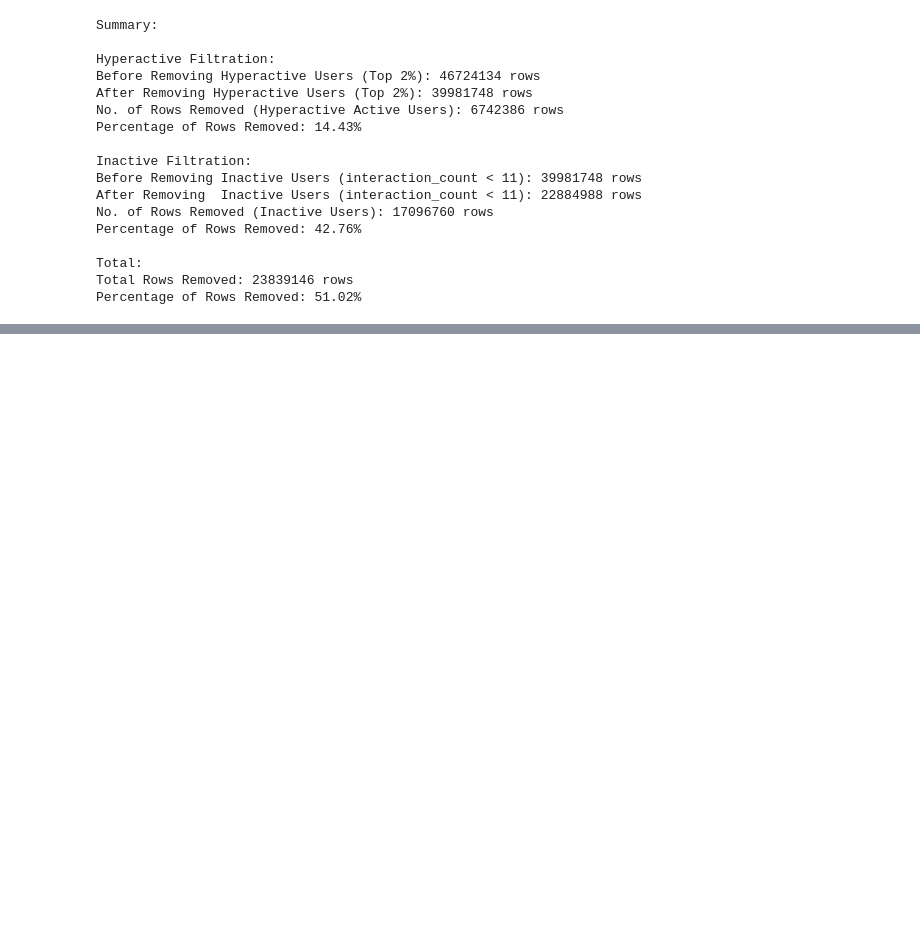
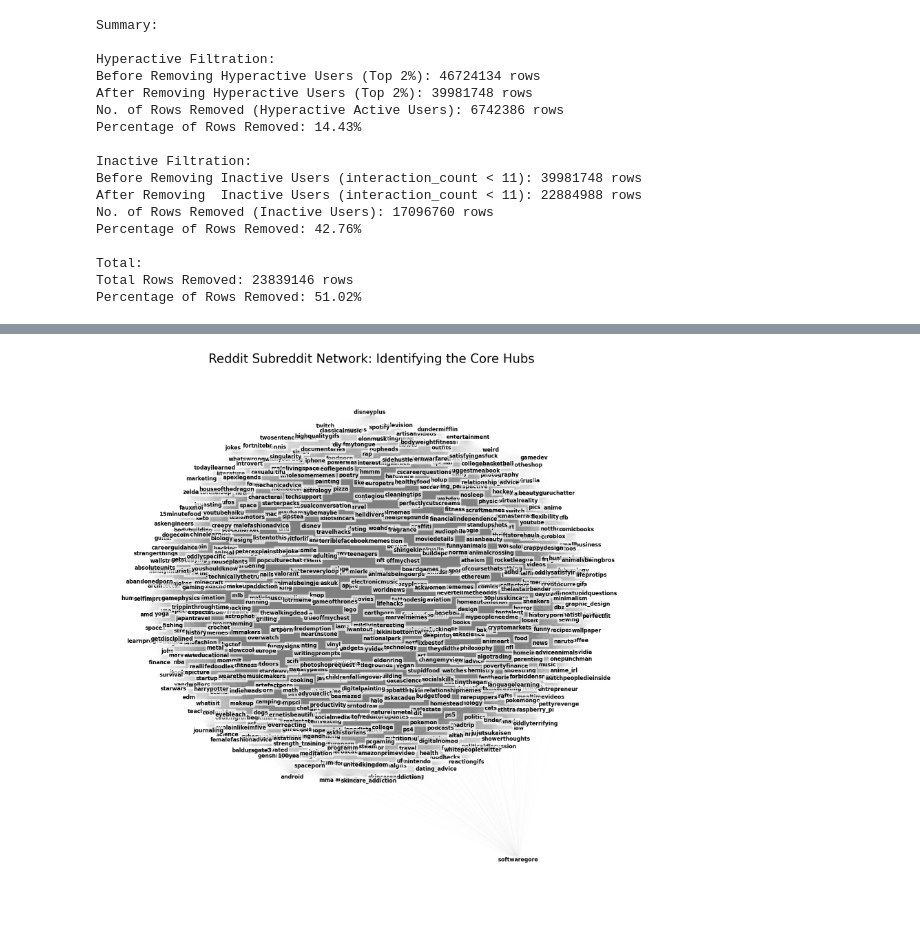
Before and after one commit to Donyl-Alcantara/Accesslab_MiniProject_Alcantara-Vocal, a Jupyter notebook: 04 Network Topology.ipynb, the cells around one changed output, grey strips where cells are left out. Drawn from its saved outputs; the diff is of its cells as text; code cells hidden in the pictures; blank space fills up the shorter version.

```diff
--- a/04 Network Topology.ipynb
+++ b/04 Network Topology.ipynb
@@ -716,0 +807,38 @@ Percentage of Rows Removed: 51.02%
+# %%
+import networkx as nx
+import matplotlib.pyplot as plt
+
+# 1. Increase k even more to force the "Big Bang" expansion
+# k=3.0 is a massive distance, which will force the labels apart
+pos = nx.spring_layout(reddit_network, k=3.0, iterations=50, seed=42)
+
+plt.figure(figsize=(22, 22)) # High resolution is key
+
+# 2. Draw Edges as ultra-faint shadows (1% opacity)
+# This removes the gray 'fog' you see in your screenshot
+nx.draw_networkx_edges(reddit_network, pos, alpha=0.01, edge_color="gray")
+
+# 3. Draw Nodes very small and transparent
+# This lets the text be the 'hero' of the image
+nx.draw_networkx_nodes(reddit_network, pos, node_size=20, node_color="skyblue", alpha=0.3)
+
+# 4. SMART LABELING: Only the top influencers
+# We only label subreddits with many connections (degree > threshold)
+degrees = dict(reddit_network.degree())
+threshold = 40  # Increase this if it's still too crowded
+important_labels = {n: n for n, d in degrees.items() if d > threshold}
+
+# 5. Add text with a white 'halo' (bbox) so it's readable over lines
+for node, label in important_labels.items():
+    x, y = pos[node]
+    plt.text(x, y, label,
+             fontsize=12,
+             fontweight='bold',
+             ha='center', va='center',
+             bbox=dict(facecolor='white', alpha=0.7, edgecolor='none', boxstyle='round,pad=0.2'))
+
+plt.title("Reddit Subreddit Network: Identifying the Core Hubs", fontsize=28)
+plt.axis('off')
+plt.show()
+# %% [output]
+[figure, added]
```
Also changed, not shown: parts of 26 cells of this notebook.
